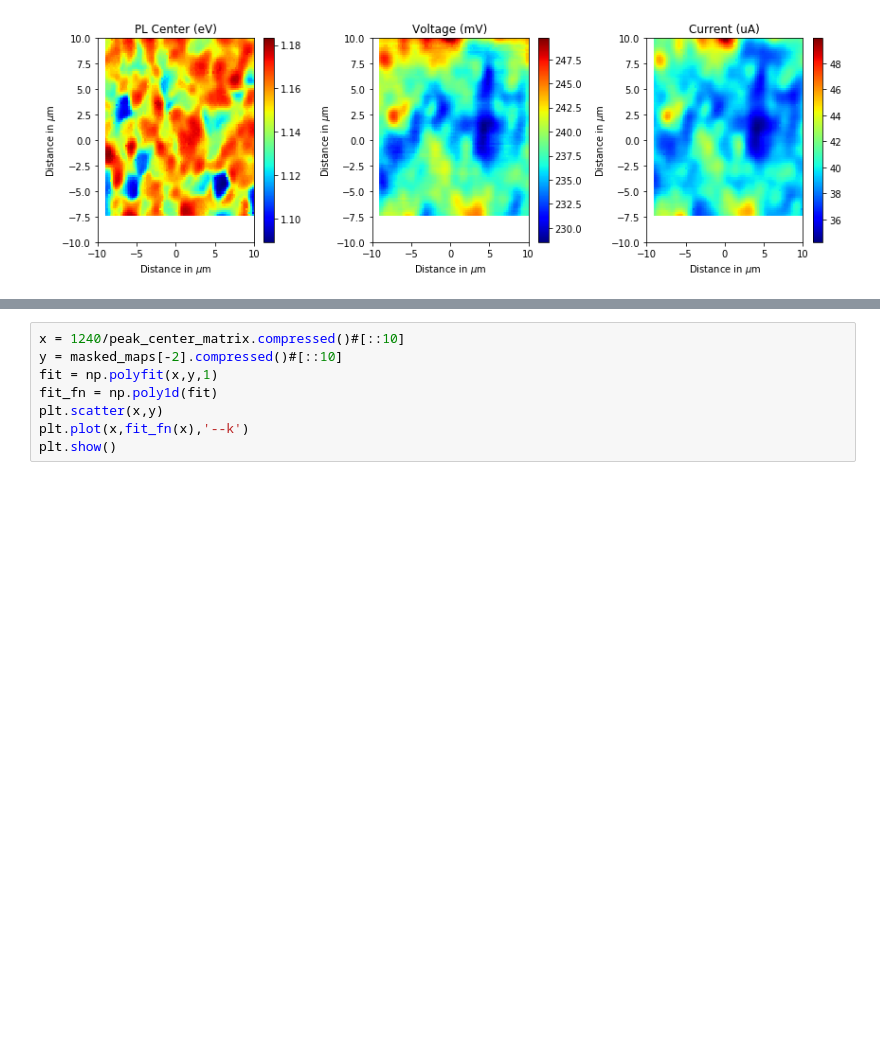
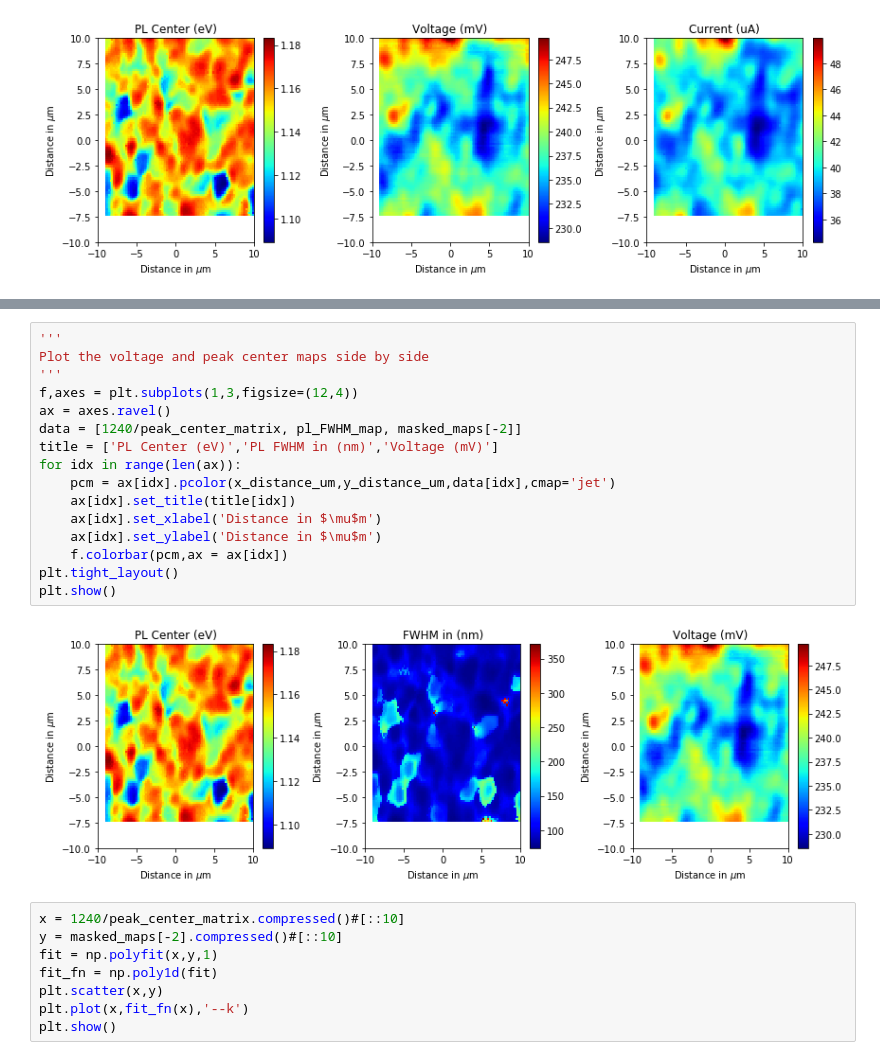
Before and after one commit to bradleyMwest/Renishaw-Reni-Awesome, a Jupyter notebook: Compare Voltage between High Energy PL regions and Low Energy PL regions.ipynb, the cells around one changed output, grey strips where cells are left out. Cells and saved outputs as stored; diff of their text form; blank space fills up the shorter version.

```diff
--- a/Compare Voltage between High Energy PL regions and Low Energy PL regions.ipynb
+++ b/Compare Voltage between High Energy PL regions and Low Energy PL regions.ipynb
@@ -348,3 +569,21 @@ plt.show()
+# %%
+'''
+Plot the voltage and peak center maps side by side
+'''
+f,axes = plt.subplots(1,3,figsize=(12,4))
+ax = axes.ravel()
+data = [1240/peak_center_matrix, pl_FWHM_map, masked_maps[-2]]
+title = ['PL Center (eV)','PL FWHM in (nm)','Voltage (mV)']
+for idx in range(len(ax)):
+    pcm = ax[idx].pcolor(x_distance_um,y_distance_um,data[idx],cmap='jet')
+    ax[idx].set_title(title[idx])
+    ax[idx].set_xlabel('Distance in $\mu$m')
+    ax[idx].set_ylabel('Distance in $\mu$m')
+    f.colorbar(pcm,ax = ax[idx])
+plt.tight_layout()
+plt.show()
+# %% [output]
+[figure, added]
 # %%
 x = 1240/peak_center_matrix.compressed()#[::10]
 y = masked_maps[-2].compressed()#[::10]
```
Also changed, not shown: parts of 12 cells of this notebook.
